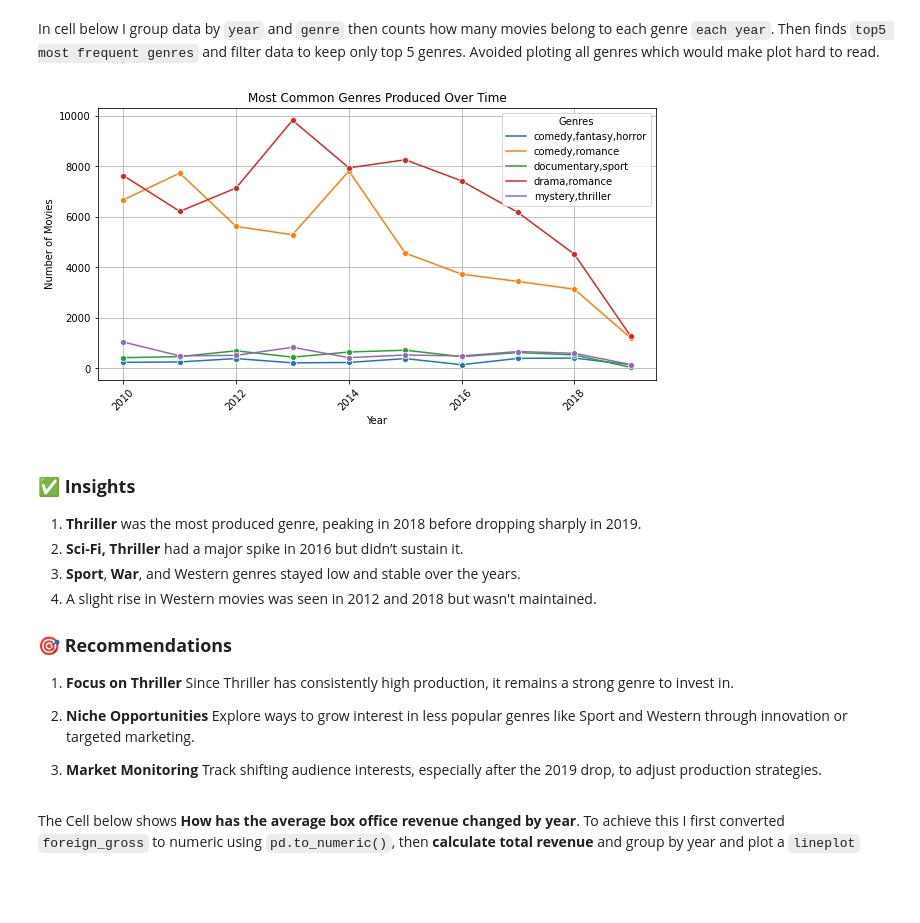
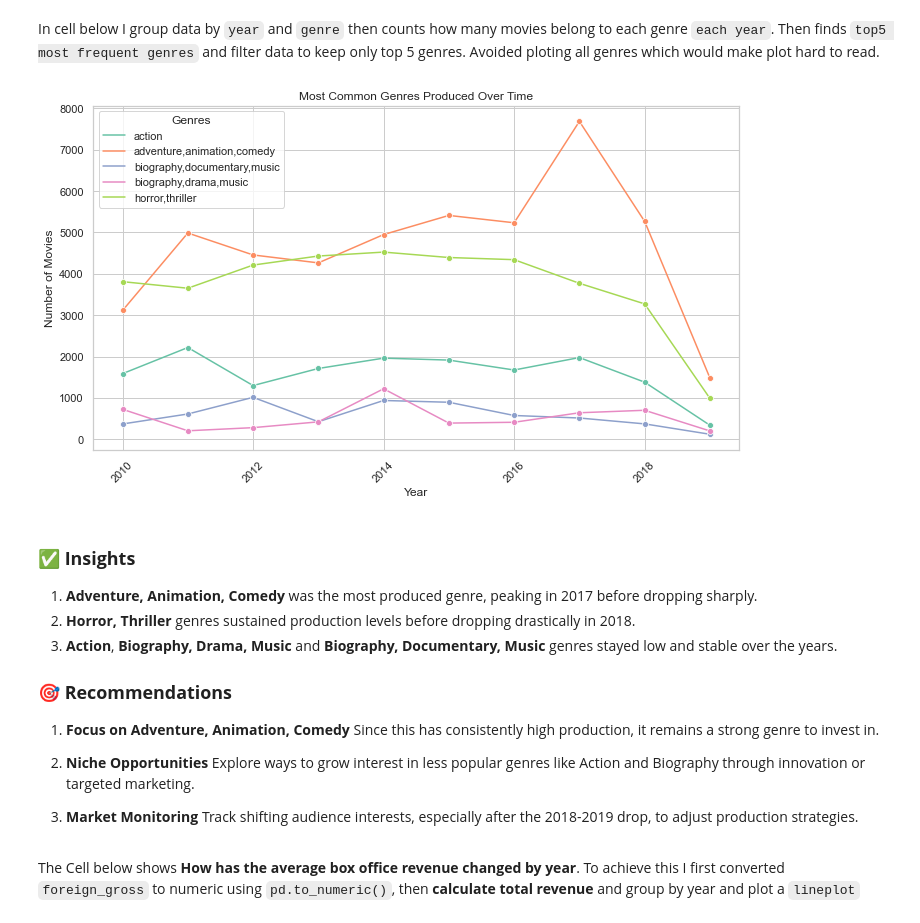
Before and after one commit to KarimzKarimz/Group4-Phase2-Project, a Jupyter notebook: index.ipynb, the cells around one changed output. Cells and saved outputs as stored; diff of their text form; code cells hidden in the pictures; blank space fills up the shorter version.

```diff
--- a/index.ipynb
+++ b/index.ipynb
@@ -1941,42 +1920,46 @@ box_office_copy1 = box_office_df.copy()
 # %% [markdown]
 In cell below I group data by `year` and `genre` then counts how many movies belong to each genre `each year`. Then finds `top5 most frequent genres` and filter data to keep only top 5 genres. Avoided ploting all genres which would make plot hard to read.
 # %%
+# Ensure correct data type
+# film_copy['start_year'] = pd.to_numeric(film_copy['start_year'], errors='coerce')
 
 # Group and count
 genre_year_counts = film_copy.groupby(['start_year', 'genres']).size().reset_index(name='count')
 
-# Pick top 5 genres
+# Pick top 5 genres by overall frequency
 top_genres = genre_year_counts['genres'].value_counts().head(5).index
 genre_year_counts = genre_year_counts[genre_year_counts['genres'].isin(top_genres)]
 
+# Sort for clean line plotting
+genre_year_counts = genre_year_counts.sort_values('start_year')
+
 # Line Plot
-
-fig, ax= plt.subplots(figsize=(10,5))
-sns.lineplot(data=genre_year_counts, x='start_year', y='count', hue='genres', marker='o')
-ax.set_title('Most Common Genres Produced Over Time')
-ax.set_xlabel('Year')
-ax.set_ylabel('Number of Movies')
-ax.tick_params(axis='x', rotation=45)
-ax.legend(title='Genres')
+plt.figure(figsize=(10, 6))
+sns.lineplot(data=genre_year_counts, x='start_year', y='count', hue='genres', marker='o', palette='Set2')
+plt.title('Most Common Genres Produced Over Time')
+plt.xlabel('Year')
+plt.ylabel('Number of Movies')
+plt.xticks(rotation=45)
+plt.legend(title='Genres')
 plt.grid(True)
+plt.tight_layout()
 plt.show()
 # %% [output]
-[figure, old version]
+[figure, new version]
 # %% [markdown]
 ### ✅ **Insights**
 
-1. **Thriller** was the most produced genre, peaking in 2018 before dropping sharply in 2019.
-2. **Sci-Fi, Thriller** had a major spike in 2016 but didn’t sustain it.
-3. **Sport**, **War**, and Western genres stayed low and stable over the years.
-4. A slight rise in Western movies was seen in 2012 and 2018 but wasn't maintained.
+1. **Adventure, Animation, Comedy** was the most produced genre, peaking in 2017 before dropping sharply.
+2. **Horror, Thriller** genres sustained production levels before dropping drastically in 2018.
+3. **Action**, **Biography, Drama, Music** and **Biography, Documentary, Music** genres stayed low and stable over the years.
 
 ### 🎯 **Recommendations**
 
-1. **Focus on Thriller** Since Thriller has consistently high production, it remains a strong genre to invest in.
+1. **Focus on Adventure, Animation, Comedy** Since this has consistently high production, it remains a strong genre to invest in.
 
-2. **Niche Opportunities** Explore ways to grow interest in less popular genres like Sport and Western through innovation or targeted marketing.
+2. **Niche Opportunities** Explore ways to grow interest in less popular genres like Action and Biography through innovation or targeted marketing.
 
-4. **Market Monitoring**  Track shifting audience interests, especially after the 2019 drop, to adjust production strategies.
+4. **Market Monitoring**  Track shifting audience interests, especially after the 2018-2019 drop, to adjust production strategies.
 # %% [markdown]
 The Cell below shows **How has the average box office revenue changed by year**. To achieve this I first converted `foreign_gross` to numeric using `pd.to_numeric()`, then **calculate total revenue** and group by year and plot a `lineplot`
 # %%
```
Also changed, not shown: parts of 72 cells of this notebook.
